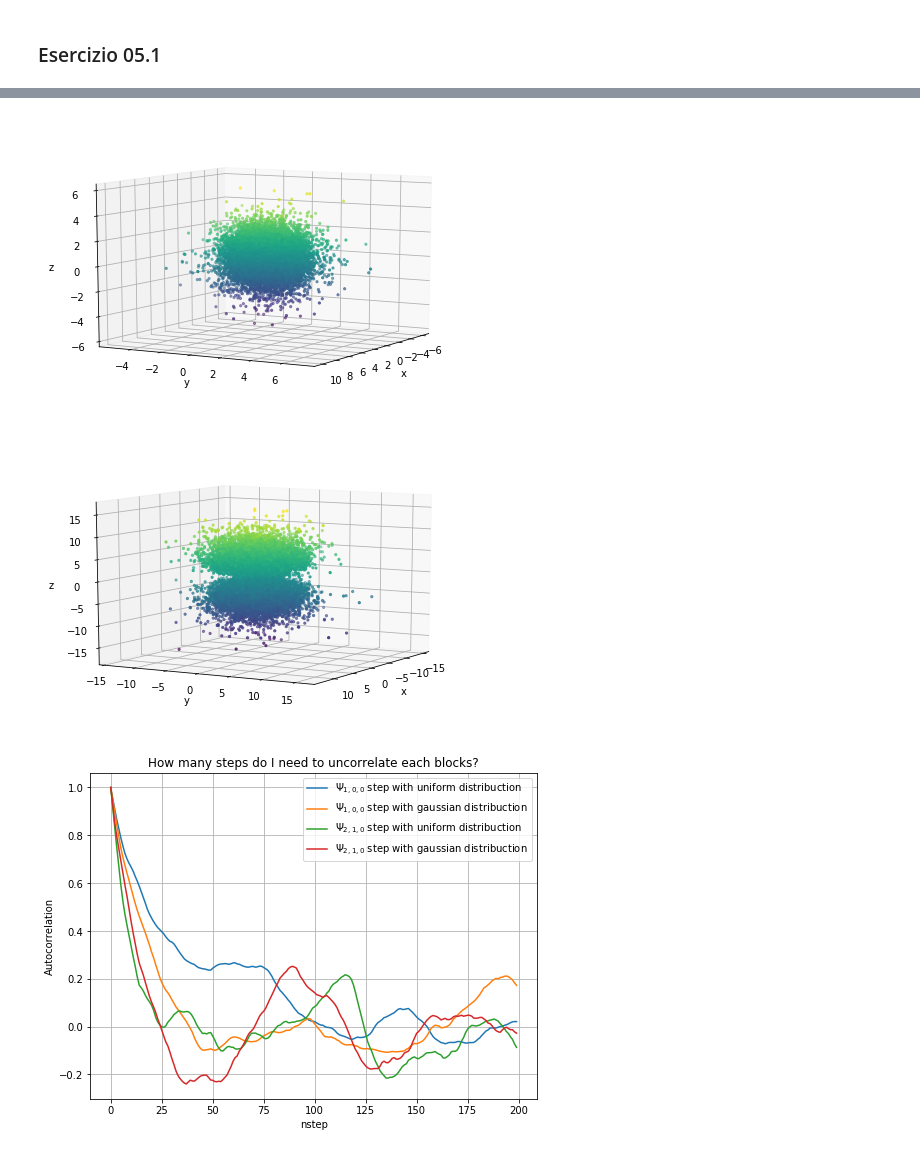
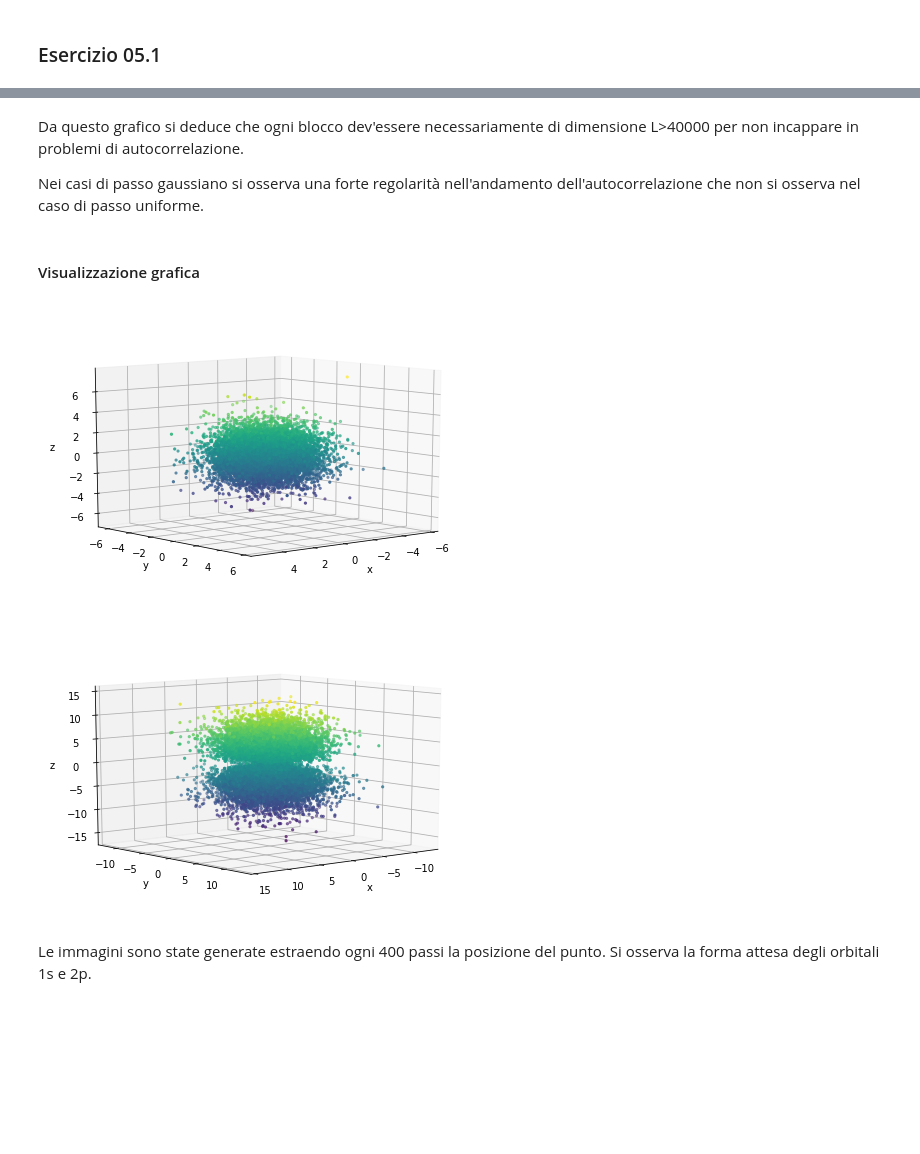
Before and after one commit to dariopullia/Numerical_Simulations_Lab, a Jupyter notebook: 05/Lezione5.ipynb, the cells around one changed output, grey strips where cells are left out. Drawn from its saved outputs; the diff is of its cells as text; code cells hidden in the pictures; blank space fills up the shorter version.

```diff
--- a/05/Lezione5.ipynb
+++ b/05/Lezione5.ipynb
@@ -69,58 +202,32 @@ plt.show()
+# %% [markdown]
+Da questo grafico si deduce che ogni blocco dev'essere necessariamente di dimensione L>40000 per non incappare in problemi di autocorrelazione.
+
+Nei casi di passo gaussiano si osserva una forte regolarità nell'andamento dell'autocorrelazione che non si osserva nel caso di passo uniforme.
+# %% [markdown]
+#### Visualizzazione grafica
 # %%
 X,Y,Z= np.loadtxt("data01/data01_3d.dat", usecols=(0,1,2), delimiter=' ', unpack='true')
 
 fig = plt.figure()
 ax = Axes3D(fig)
 ax.scatter(X, Y, Z, c=Z, marker='.')
 ax.set_xlabel('x')
 ax.set_ylabel('y')
 ax.set_zlabel('z')
-ax.view_init(10, 30)
+ax.view_init(10, 50)
 plt.show()
 X,Y,Z= np.loadtxt("data01/data01_3d.dat", usecols=(3,4,5), delimiter=' ', unpack='true')
 
 fig = plt.figure()
 ax = Axes3D(fig)
 ax.scatter(X, Y, Z, c=Z, marker='.')
 ax.set_xlabel('x')
 ax.set_ylabel('y')
 ax.set_zlabel('z')
-ax.view_init(10, 30)
+ax.view_init(10, 50)
 plt.show()
 # %% [output]
-[figure, old version]
+[figure, new version]
-[figure, old version]
+[figure, new version]
-# %%
-x = np.arange(200)
-
-
-Pos100U, Pos100G, Pos210U, Pos210G  = np.loadtxt("data01/data01_AutoC.dat", usecols=(0,1,2,3), delimiter=' ', unpack='true')
-fig=plt.figure(figsize=(8, 6))
-
-U100=[]
-G100=[]
-U210=[]
-G210=[]
-
-for i in range(200):
-
-    U100.append(AutoC(i, Pos100U))
-    G100.append(AutoC(i, Pos100G))
-    U210.append(AutoC(i, Pos210U))
-    G210.append(AutoC(i, Pos210G))
-
-
-
-plt.plot(x,U100, label="$\Psi_{1,0,0}$ step with uniform distribuction")
-plt.plot(x,G100,label="$\Psi_{1,0,0}$ step with gaussian distribuction")
-plt.plot(x,U210, label="$\Psi_{2,1,0}$ step with uniform distribuction")
-plt.plot(x,G210, label="$\Psi_{2,1,0}$ step with gaussian distribuction")
-
-plt.xlabel('nstep')
-plt.ylabel('Autocorrelation')
-plt.title('How many steps do I need to uncorrelate each block?')
-plt.grid(True)
-plt.legend()
-plt.show()
-# %% [output]
-[figure, removed]
+# %% [markdown]
+Le immagini sono state generate estraendo ogni 400 passi la posizione del punto. Si osserva la forma attesa degli orbitali 1s e 2p.
```
Also changed, not shown: parts of 12 cells of this notebook, 13 other files.
